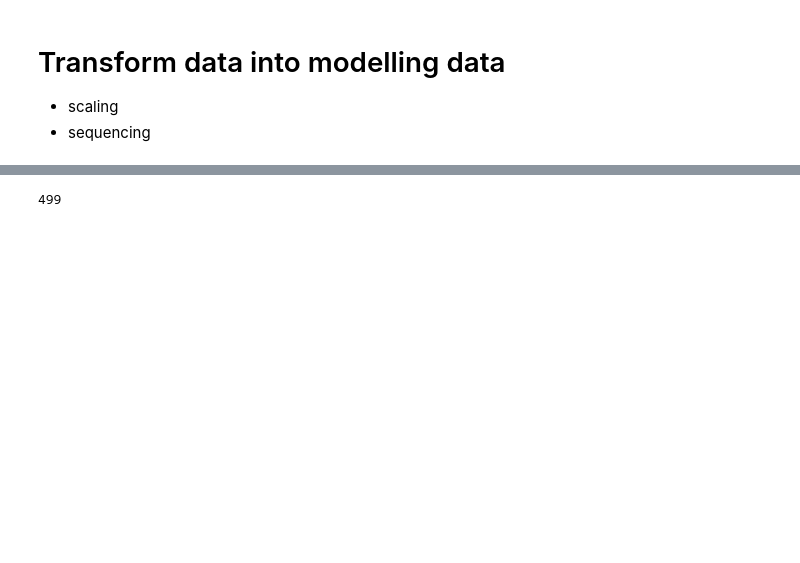
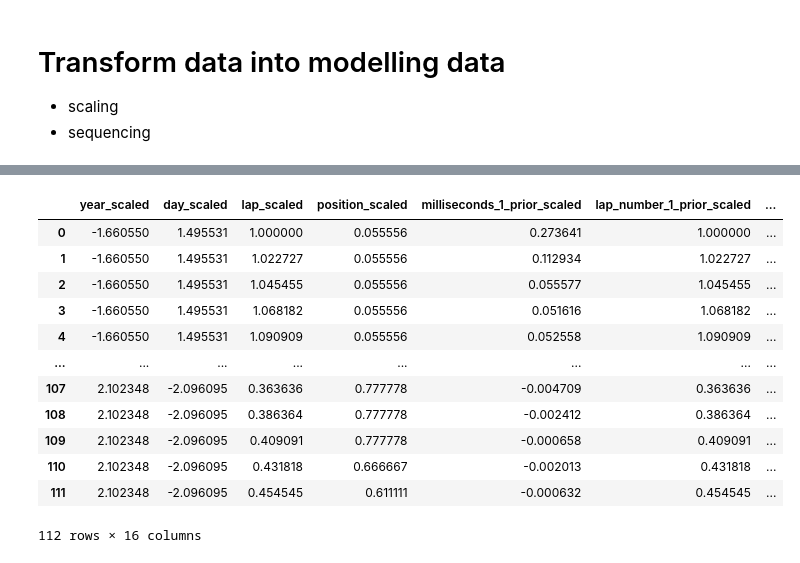
Before and after one commit to varunp04/predict-formula, a Jupyter notebook: src/model_training/master_pipeline_notebook.ipynb, the cells around one changed output, grey strips where cells are left out. Drawn from its saved outputs; the diff is of its cells as text; code cells hidden in the pictures; blank space fills up the shorter version.

Commit message:
Add code to split the data into train test and validation
additionally run trainin gon train and validation set

```diff
--- a/src/model_training/master_pipeline_notebook.ipynb
+++ b/src/model_training/master_pipeline_notebook.ipynb
@@ -437,3 +443,11 @@ fig.show()
+# %%
+split_obj = splitData()
+
+train_data, test_data = split_obj.train_test_split(
+    data=engineered_lap_times_df, race_id=338
+)
+
+training_set, validation_set = split_obj.train_validation_split(train_data=train_data)
 # %% [markdown]
 # Transform data into modelling data
 - scaling
@@ -441,6 +457,11 @@ fig.show()
 # %%
 data_transform_obj = transformData(n_steps_input=2, n_steps_output=5, config=config)
 
-scaled_input_df, scaled_output_df, scaler_dict = (
-    data_transform_obj.create_scaled_input_output_data(data=engineered_lap_times_df)
+scaled_input_df_train, scaled_output_df_train = (
+    data_transform_obj.create_scaled_input_output_data(data=training_set, train=True)
 )
+
+
+scaled_input_df_val, scaled_output_df_val = (
+    data_transform_obj.create_scaled_input_output_data(data=validation_set, train=False)
+)
@@ -467,4 +470,16 @@ x_sequential, y_sequential = data_transform_obj.create_sequence(
-# %%
-len(x_sequential)
-# %% [output]
-499
+# %%
+scaled_input_df_val
+# %% [output]
+|  | year_scaled | day_scaled | lap_scaled | position_scaled | milliseconds_1_prior_scaled | lap_number_1_prior_scaled | ... |
+| 0 | -1.660550 | 1.495531 | 1.000000 | 0.055556 | 0.273641 | 1.000000 | ... |
+| 1 | -1.660550 | 1.495531 | 1.022727 | 0.055556 | 0.112934 | 1.022727 | ... |
+| 2 | -1.660550 | 1.495531 | 1.045455 | 0.055556 | 0.055577 | 1.045455 | ... |
+| 3 | -1.660550 | 1.495531 | 1.068182 | 0.055556 | 0.051616 | 1.068182 | ... |
+| 4 | -1.660550 | 1.495531 | 1.090909 | 0.055556 | 0.052558 | 1.090909 | ... |
+| ... | ... | ... | ... | ... | ... | ... | ... |
+| 107 | 2.102348 | -2.096095 | 0.363636 | 0.777778 | -0.004709 | 0.363636 | ... |
+| 108 | 2.102348 | -2.096095 | 0.386364 | 0.777778 | -0.002412 | 0.386364 | ... |
+| 109 | 2.102348 | -2.096095 | 0.409091 | 0.777778 | -0.000658 | 0.409091 | ... |
+| 110 | 2.102348 | -2.096095 | 0.431818 | 0.666667 | -0.002013 | 0.431818 | ... |
+| 111 | 2.102348 | -2.096095 | 0.454545 | 0.611111 | -0.000632 | 0.454545 | ... |
+112 rows × 16 columns
```
Also changed, not shown: parts of 11 cells of this notebook, 7 other files.
